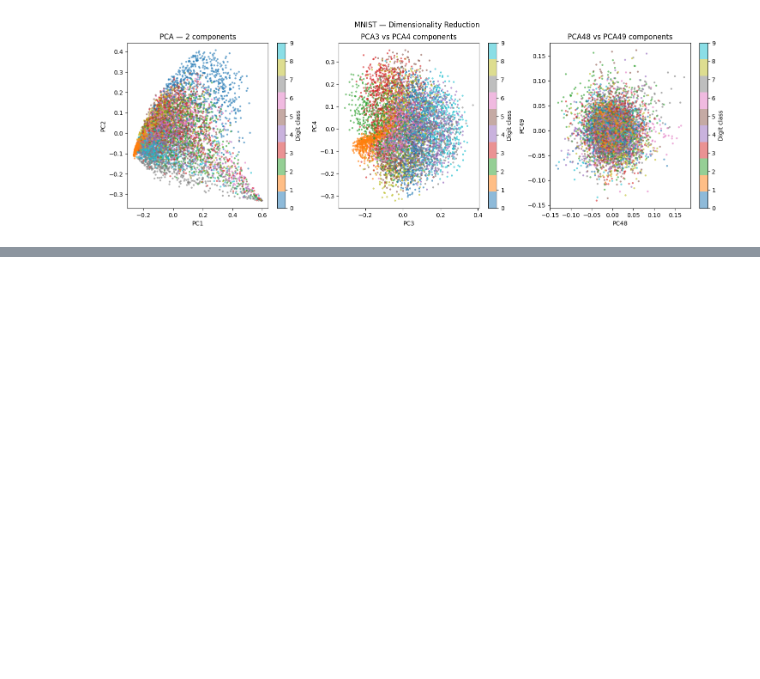
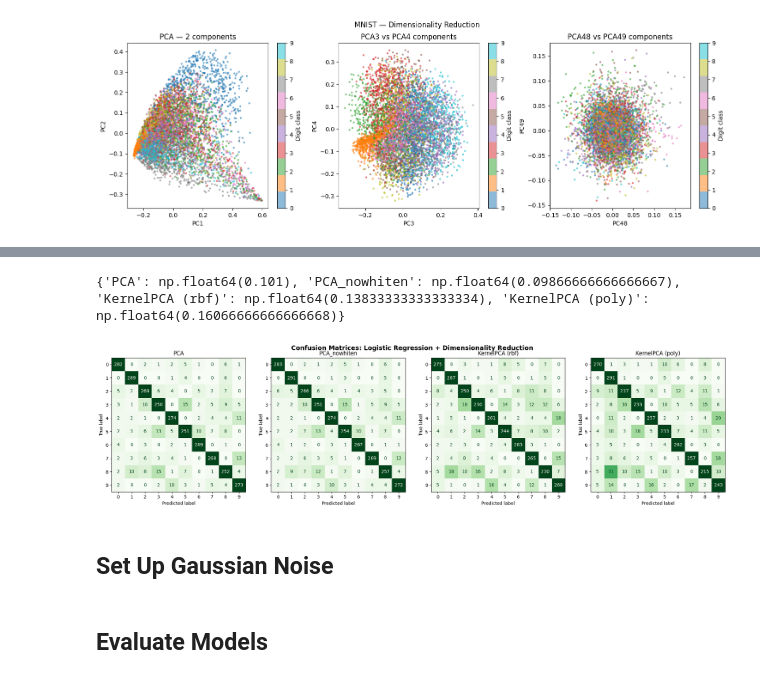
Before and after one commit to wang75131-create/Statistical-learning-for-big-data-Spring-26, a Jupyter notebook: Project1Py-KNN-Random.ipynb, the cells around one changed output, grey strips where cells are left out. Drawn from its saved outputs; the diff is of its cells as text; code cells hidden in the pictures; blank space fills up the shorter version.

```diff
--- a/Project1Py-KNN-Random.ipynb
+++ b/Project1Py-KNN-Random.ipynb
@@ -660,0 +763,25 @@ plt.colorbar(sc1, ax=axes[2], label="Digit class")
+# %%
+fig, axes = plt.subplots(1, 4, figsize=(20, 5))
+
+for ax, (name, cm) in zip(axes, cms.items()):
+    disp = ConfusionMatrixDisplay(cm)
+    disp.plot(ax=ax, cmap='Greens', colorbar=False, values_format="d")
+
+    # Fix color scale for fair comparison
+    im = ax.images[0]
+    im.set_clim(0, 50)   # adjust depending on your dataset size
+
+    ax.set_title(name)
+
+print(results)
+
+plt.suptitle("Confusion Matrices: Logistic Regression + Dimensionality Reduction",
+             fontsize=14, fontweight='bold')
+
+plt.tight_layout()
+plt.show()
+# %% [output]
+{'PCA': np.float64(0.101), 'PCA_nowhiten': np.float64(0.09866666666666667), 'KernelPCA (rbf)': np.float64(0.13833333333333334), 'KernelPCA (poly)': np.float64(0.16066666666666668)}
+[figure, added]
+# %% [markdown]
+## Set Up Gaussian Noise
@@ -660,0 +790,2 @@ plt.colorbar(sc1, ax=axes[2], label="Digit class")
+# %% [markdown]
+## Evaluate Models
```
Also changed, not shown: parts of 5 cells of this notebook.
